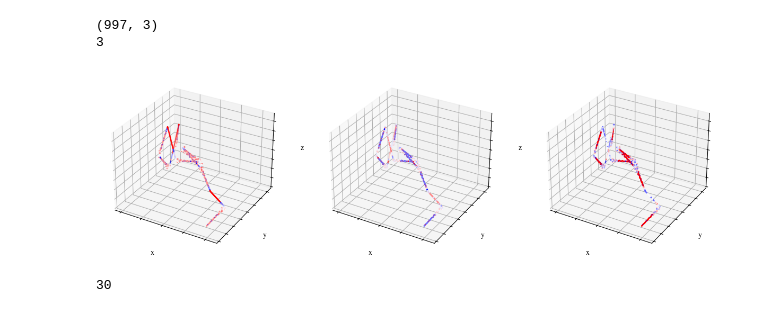
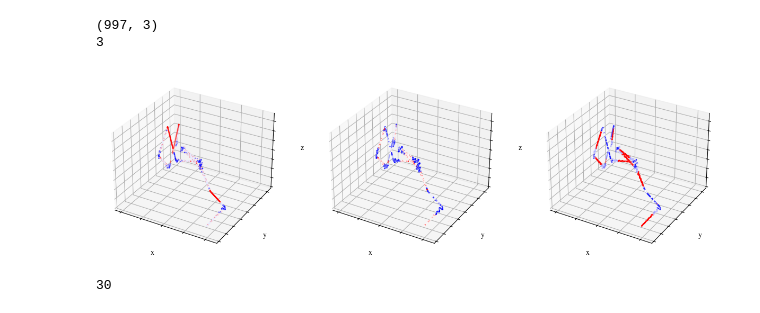
Before and after one commit to HugoLeRoy94/ClusterAnalysis, a Jupyter notebook: unit_test/test_embedding_toy_model.ipynb, the cells around one changed output. Drawn from its saved outputs; the diff is of its cells as text; code cells hidden in the pictures.

```diff
--- a/unit_test/test_embedding_toy_model.ipynb
+++ b/unit_test/test_embedding_toy_model.ipynb
@@ -382,42 +382,42 @@ labels = emb.classify_trajectory(trajectory_trans=df1[['x','y','z']].to_numpy())
 fig,ax = plt.subplots(ncols = 3, subplot_kw={'projection':'3d'},figsize=(15,5))
 
 slow_mode = np.real(eig_vec[:,-2])
-color_values = [(slow_mode[lab]) for lab in labels]
+color_values = [abs(slow_mode[lab]) for lab in labels]
 I = color_values.__len__()
 ax[0].scatter(df1['x'][:I],df1['y'][:I],df1['z'][:I],c=color_values,cmap='bwr',s=1)
 ax[0].set_xlabel('x')
 ax[0].set_ylabel('y')
 ax[0].set_zlabel('z')
 ax[0].set_xticklabels([])
 ax[0].set_yticklabels([])
 ax[0].set_zticklabels([])
 ax[0].grid(True)
 
 slow_mode = np.real(eig_vec[:,-3])
-color_values = [(slow_mode[lab]) for lab in labels]
+color_values = [abs(slow_mode[lab]) for lab in labels]
 I = color_values.__len__()
 ax[1].scatter(df1['x'][:I],df1['y'][:I],df1['z'][:I],c=color_values,cmap='bwr',s=1.)
 ax[1].set_xlabel('x')
 ax[1].set_ylabel('y')
 ax[1].set_zlabel('z')
 ax[1].set_xticklabels([])
 ax[1].set_yticklabels([])
 ax[1].set_zticklabels([])
 ax[1].grid(True)
 
 slow_mode = np.real(eig_vec[:,-4])
-color_values = [(slow_mode[lab]) for lab in labels]
+color_values = [abs(slow_mode[lab]) for lab in labels]
 I = color_values.__len__()
 ax[2].scatter(df1['x'][:I],df1['y'][:I],df1['z'][:I],c=color_values,cmap='bwr',s=1.)
 ax[2].set_xlabel('x')
 ax[2].set_ylabel('y')
 ax[2].set_zlabel('z')
 ax[2].set_xticklabels([])
 ax[2].set_yticklabels([])
 ax[2].set_zticklabels([])
 ax[2].grid(True)
 # %% [output]
-[figure, old version]
+[figure, new version]
 # %%
 trajectory = df1[['x','y','z']].to_numpy()
 L = trajectory.shape[0] - emb.K
```
Also changed, not shown: parts of 3 cells of this notebook, 1 other file.
